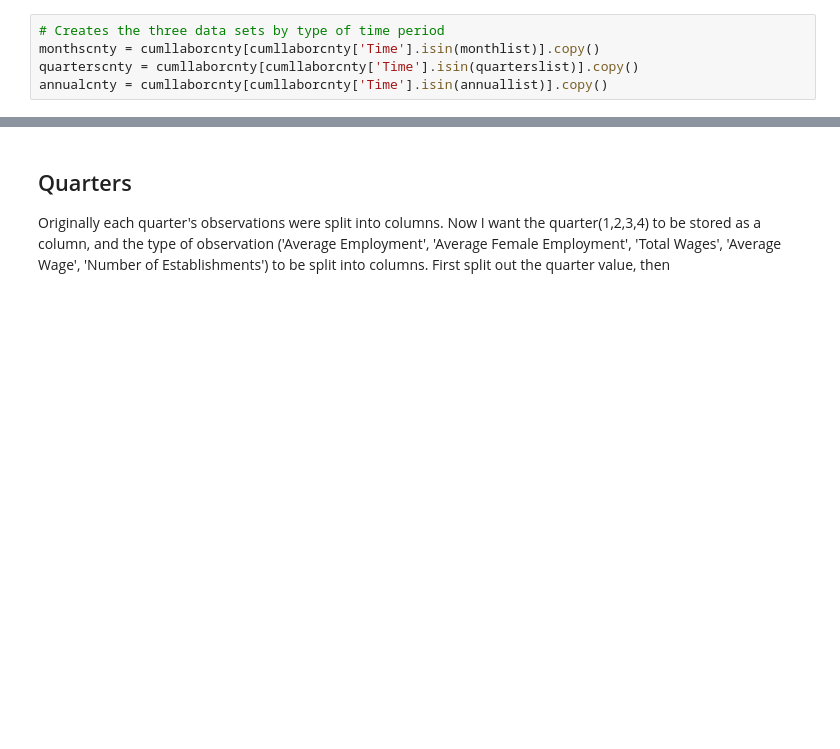
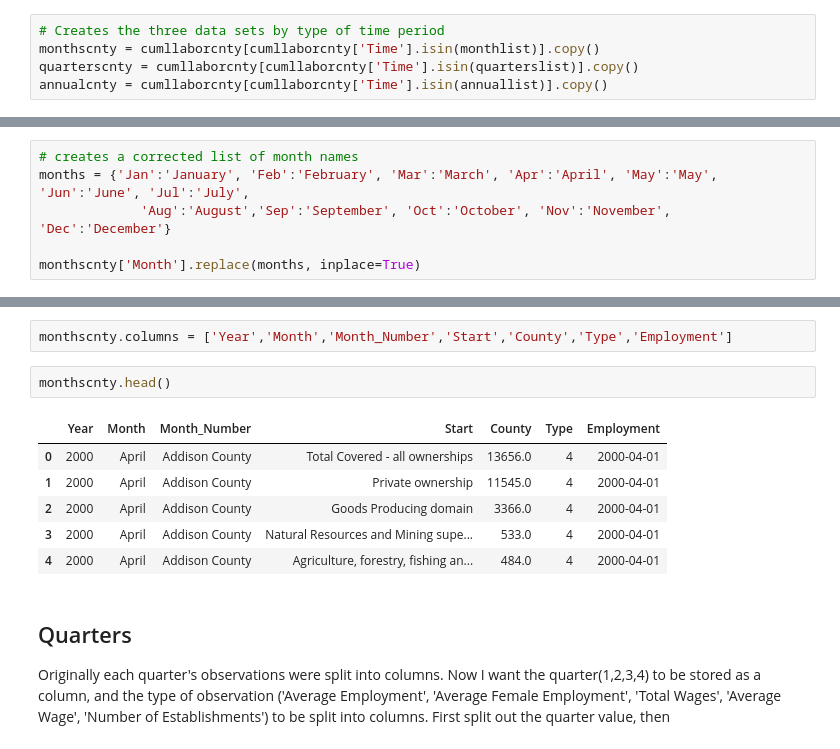
Before and after one commit to kefortney/Labor-Ind-Sect-State-County-2000-2017, a Jupyter notebook: 2. Transformation to Tidy Data Structure.ipynb, the cells around one changed output, grey strips where cells are left out. Drawn from its saved outputs; the diff is of its cells as text; blank space fills up the shorter version.

```diff
--- a/2. Transformation to Tidy Data Structure.ipynb
+++ b/2. Transformation to Tidy Data Structure.ipynb
@@ -87,0 +146,6 @@ annualcnty.head()
+# %%
+# creates a corrected list of month names
+months = {'Jan':'January', 'Feb':'February', 'Mar':'March', 'Apr':'April', 'May':'May', 'Jun':'June', 'Jul':'July',
+             'Aug':'August','Sep':'September', 'Oct':'October', 'Nov':'November', 'Dec':'December'}
+
+monthscnty['Month'].replace(months, inplace=True)
@@ -88,3 +157,14 @@ annualcnty.head()
+# %%
+monthscnty.columns = ['Year','Month','Month_Number','Start','County','Type','Employment']
+# %%
+monthscnty.head()
+# %% [output]
+|  | Year | Month | Month_Number | Start | County | Type | Employment |
+| 0 | 2000 | April | Addison County | Total Covered - all ownerships | 13656.0 | 4 | 2000-04-01 |
+| 1 | 2000 | April | Addison County | Private ownership | 11545.0 | 4 | 2000-04-01 |
+| 2 | 2000 | April | Addison County | Goods Producing domain | 3366.0 | 4 | 2000-04-01 |
+| 3 | 2000 | April | Addison County | Natural Resources and Mining supe... | 533.0 | 4 | 2000-04-01 |
+| 4 | 2000 | April | Addison County | Agriculture, forestry, fishing an... | 484.0 | 4 | 2000-04-01 |
 # %% [markdown]
 ## Quarters
 
```
Also changed, not shown: parts of 33 cells of this notebook, 10 other files.
